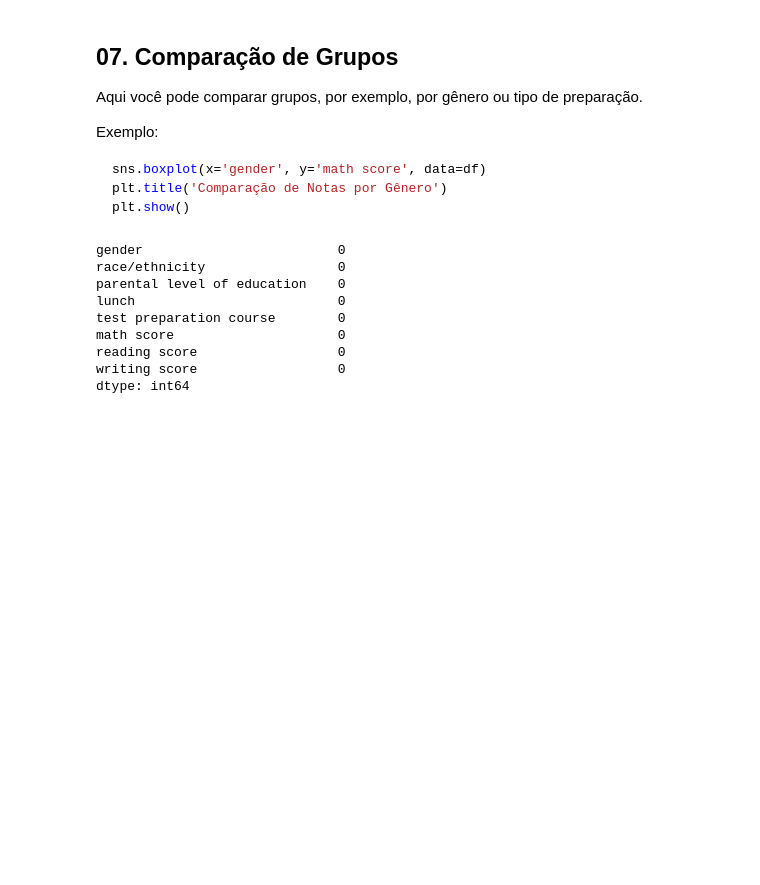
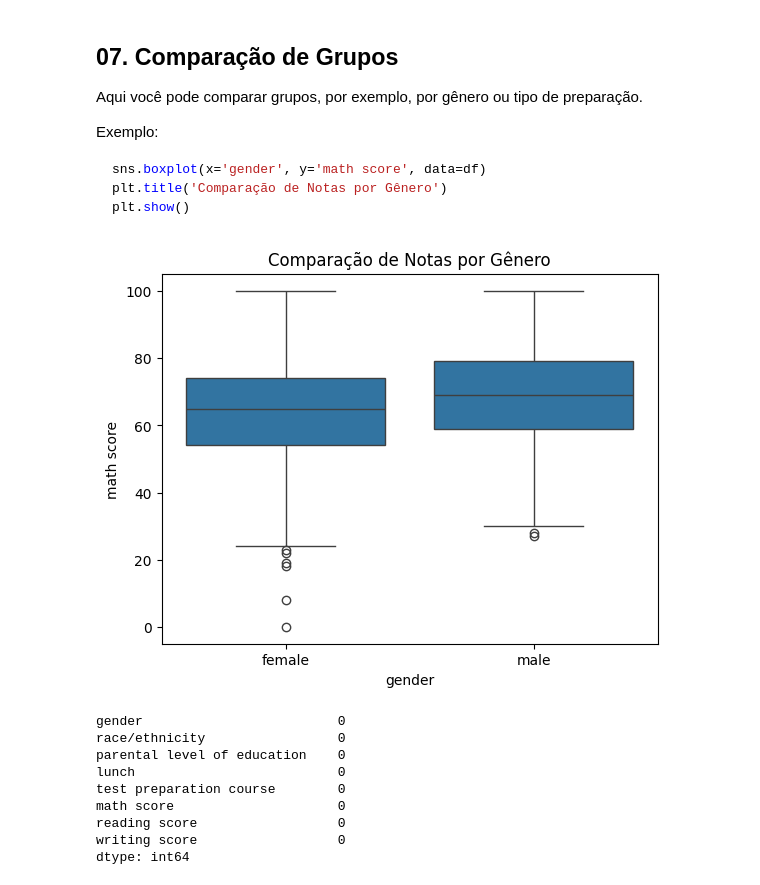
Before and after one commit to snowdutra/Machine-Learning, a Jupyter notebook: docs/random-forest/random_forest.ipynb, the cells around one changed output. Saved outputs shown, nothing was run; the diff lists cells and outputs as text; code cells hidden in the pictures; blank space fills up the shorter version.

````diff
--- a/docs/random-forest/random_forest.ipynb
+++ b/docs/random-forest/random_forest.ipynb
@@ -79,6 +79,16 @@ sns.boxplot(x='gender', y='math score', data=df)
 plt.title('Comparação de Notas por Gênero')
 plt.show()
 ```
+# %%
+# 07. Comparação de Grupos - Gráfico Boxplot por Gênero
+import os
+os.makedirs('imagens', exist_ok=True)
+sns.boxplot(x='gender', y='math score', data=df)
+plt.title('Comparação de Notas por Gênero')
+plt.savefig('imagens/comparacao_grupos.png', format='png')
+plt.show()
+# %% [output]
+[figure, added]
 # %%
 # 08. Pré-processamento
 import os
````
Also changed, not shown: 4 other files.
